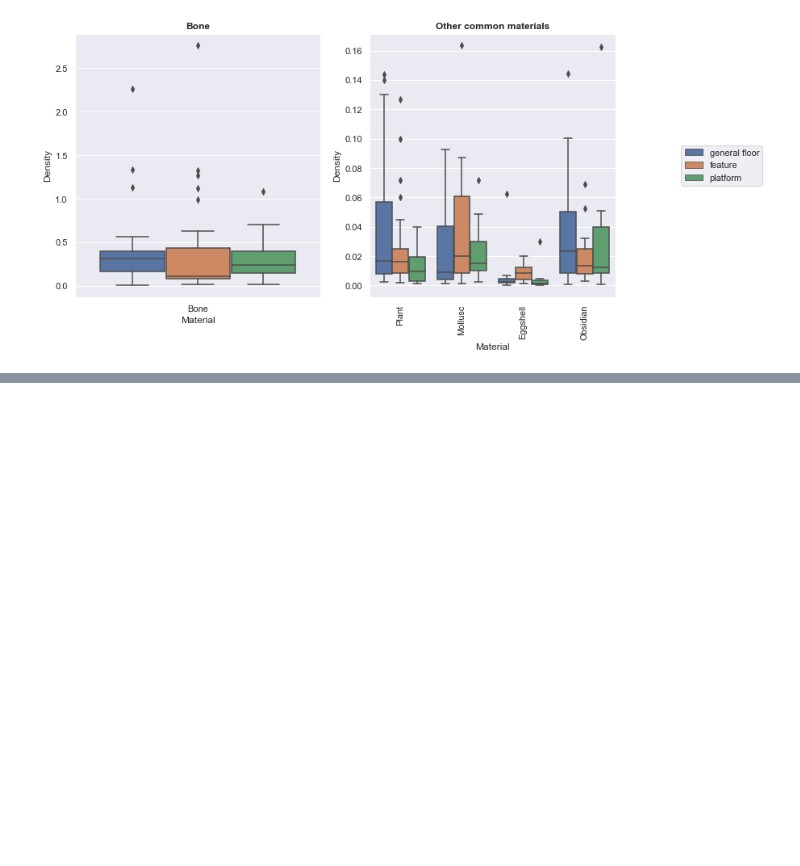
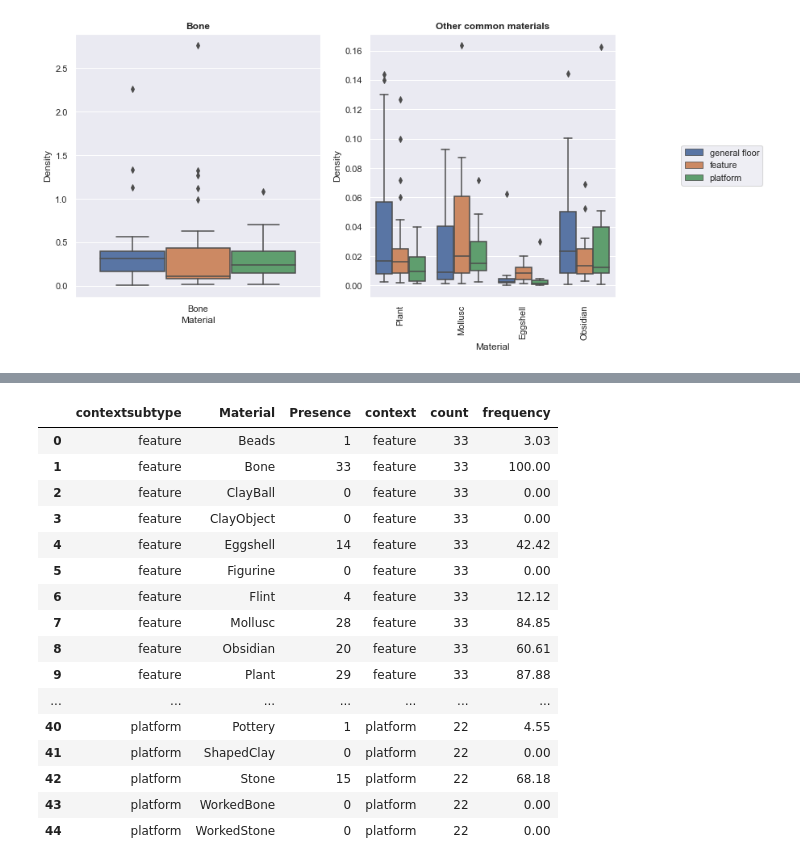
Before and after one commit to MilVas/Building77, a Jupyter notebook: HR_exploratory_analysis.ipynb, the cells around one changed output, grey strips where cells are left out. Saved outputs shown, nothing was run; the diff lists cells and outputs as text; code cells hidden in the pictures; blank space fills up the shorter version.

```diff
--- a/HR_exploratory_analysis.ipynb
+++ b/HR_exploratory_analysis.ipynb
@@ -579,0 +585,21 @@ pres
+# %%
+floors_presence3['frequency'] = round(floors_presence3['Presence']/ floors_presence3['count'] *100,2)
+floors_presence3
+# %% [output]
+|  | contextsubtype | Material | Presence | context | count | frequency |
+| 0 | feature | Beads | 1 | feature | 33 | 3.03 |
+| 1 | feature | Bone | 33 | feature | 33 | 100.00 |
+| 2 | feature | ClayBall | 0 | feature | 33 | 0.00 |
+| 3 | feature | ClayObject | 0 | feature | 33 | 0.00 |
+| 4 | feature | Eggshell | 14 | feature | 33 | 42.42 |
+| 5 | feature | Figurine | 0 | feature | 33 | 0.00 |
+| 6 | feature | Flint | 4 | feature | 33 | 12.12 |
+| 7 | feature | Mollusc | 28 | feature | 33 | 84.85 |
+| 8 | feature | Obsidian | 20 | feature | 33 | 60.61 |
+| 9 | feature | Plant | 29 | feature | 33 | 87.88 |
+| ... | ... | ... | ... | ... | ... | ... |
+| 40 | platform | Pottery | 1 | platform | 22 | 4.55 |
+| 41 | platform | ShapedClay | 0 | platform | 22 | 0.00 |
+| 42 | platform | Stone | 15 | platform | 22 | 68.18 |
+| 43 | platform | WorkedBone | 0 | platform | 22 | 0.00 |
+| 44 | platform | WorkedStone | 0 | platform | 22 | 0.00 |
```
Also changed, not shown: parts of 10 cells of this notebook.
